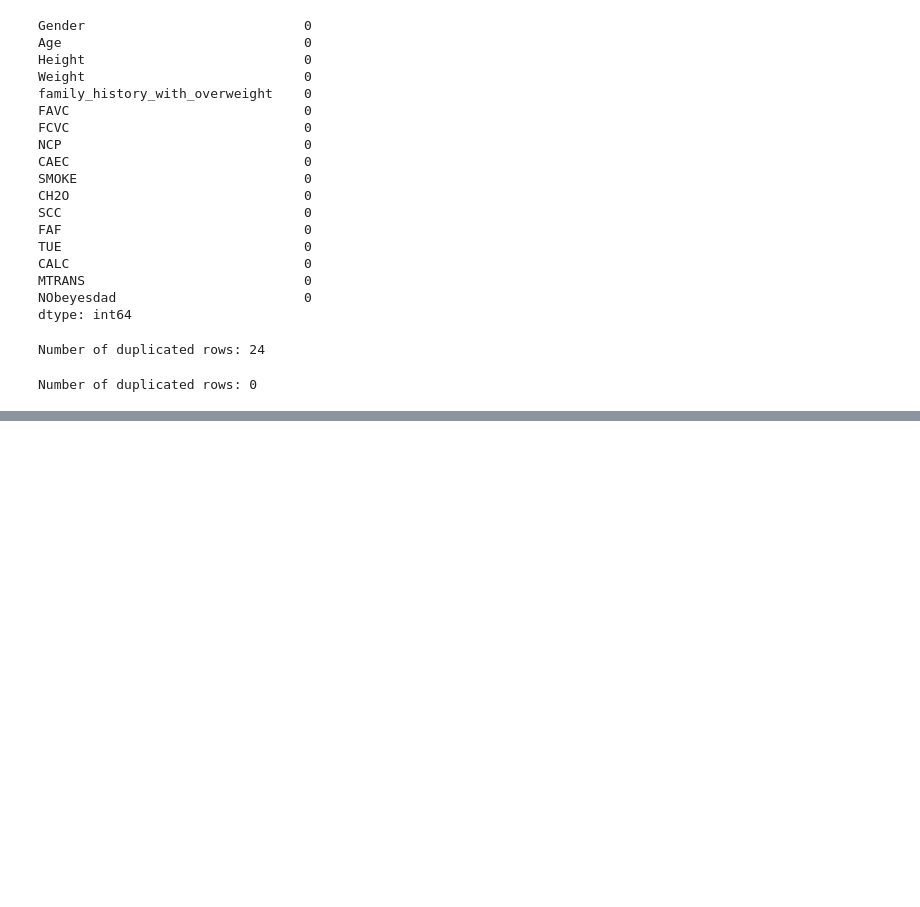
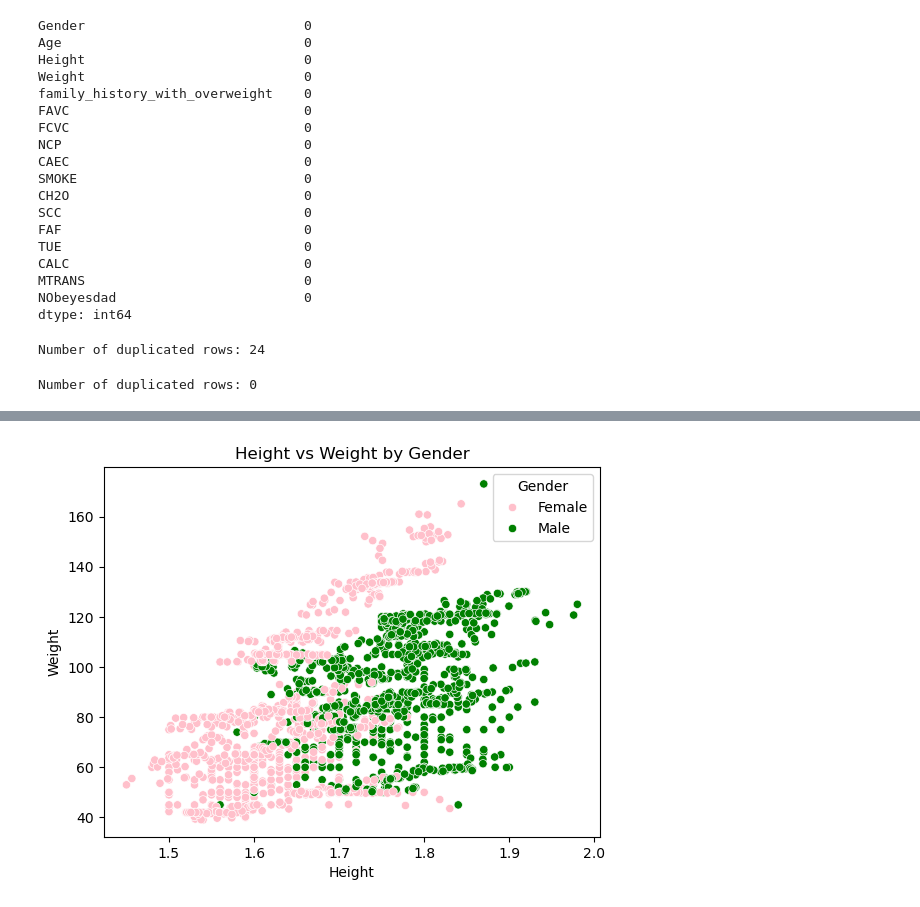
Before and after one commit to 2022179/FinalCAPSI179, a Jupyter notebook: Obesity.ipynb, the cells around one changed output, grey strips where cells are left out. Drawn from its saved outputs; the diff is of its cells as text; code cells hidden in the pictures; blank space fills up the shorter version.

```diff
--- a/Obesity.ipynb
+++ b/Obesity.ipynb
@@ -69,0 +80,16 @@ Number of duplicated rows: 0
+# %%
+sns.scatterplot(
+    x='Height',
+    y='Weight',
+    hue='Gender',
+    data=df,
+    palette={'Male': 'green', 'Female': 'pink'}
+)
+
+plt.xlabel("Height")
+plt.ylabel("Weight")
+plt.title("Height vs Weight by Gender")
+plt.legend(title="Gender")
+plt.show()
+# %% [output]
+[figure, added]
```
Also changed, not shown: parts of 4 cells of this notebook.
